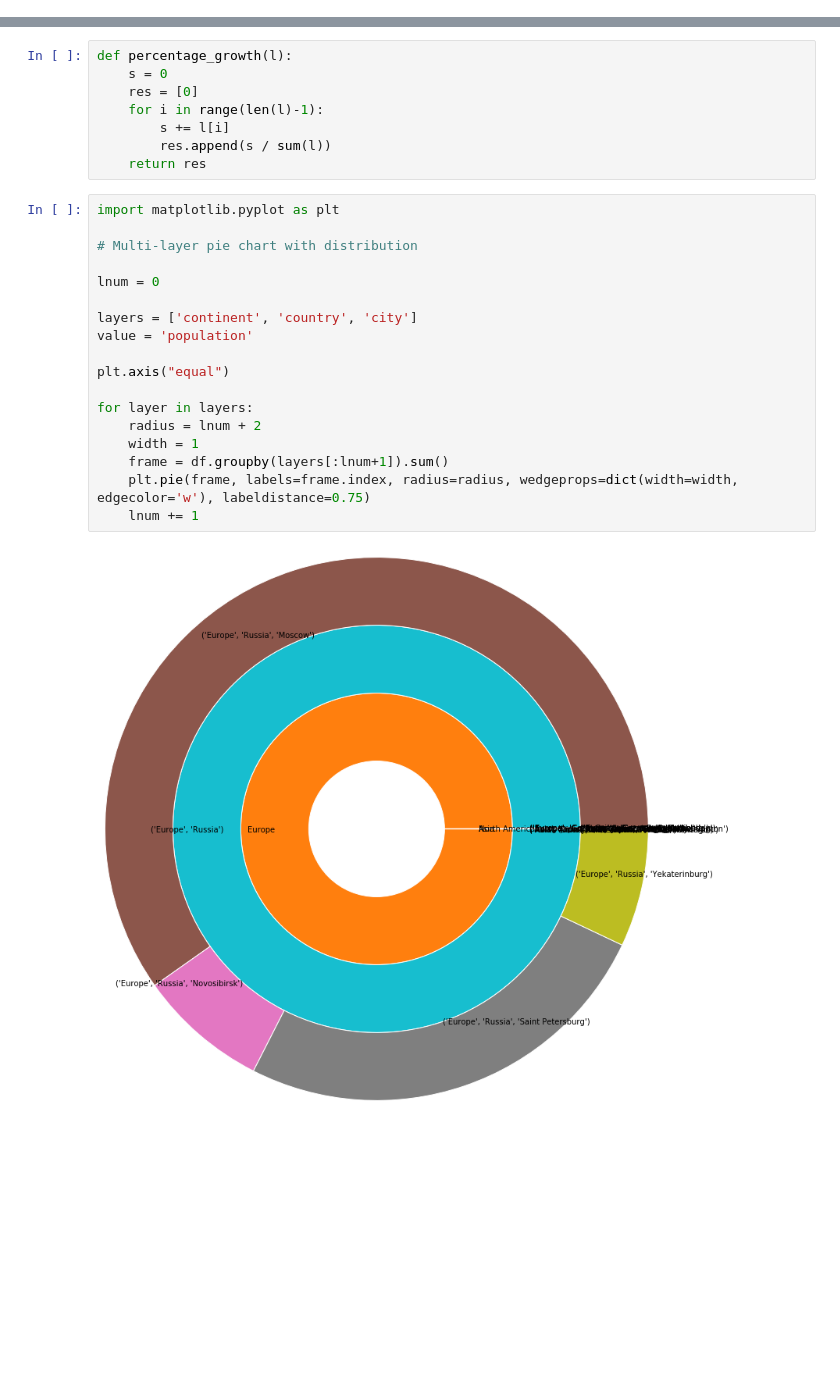
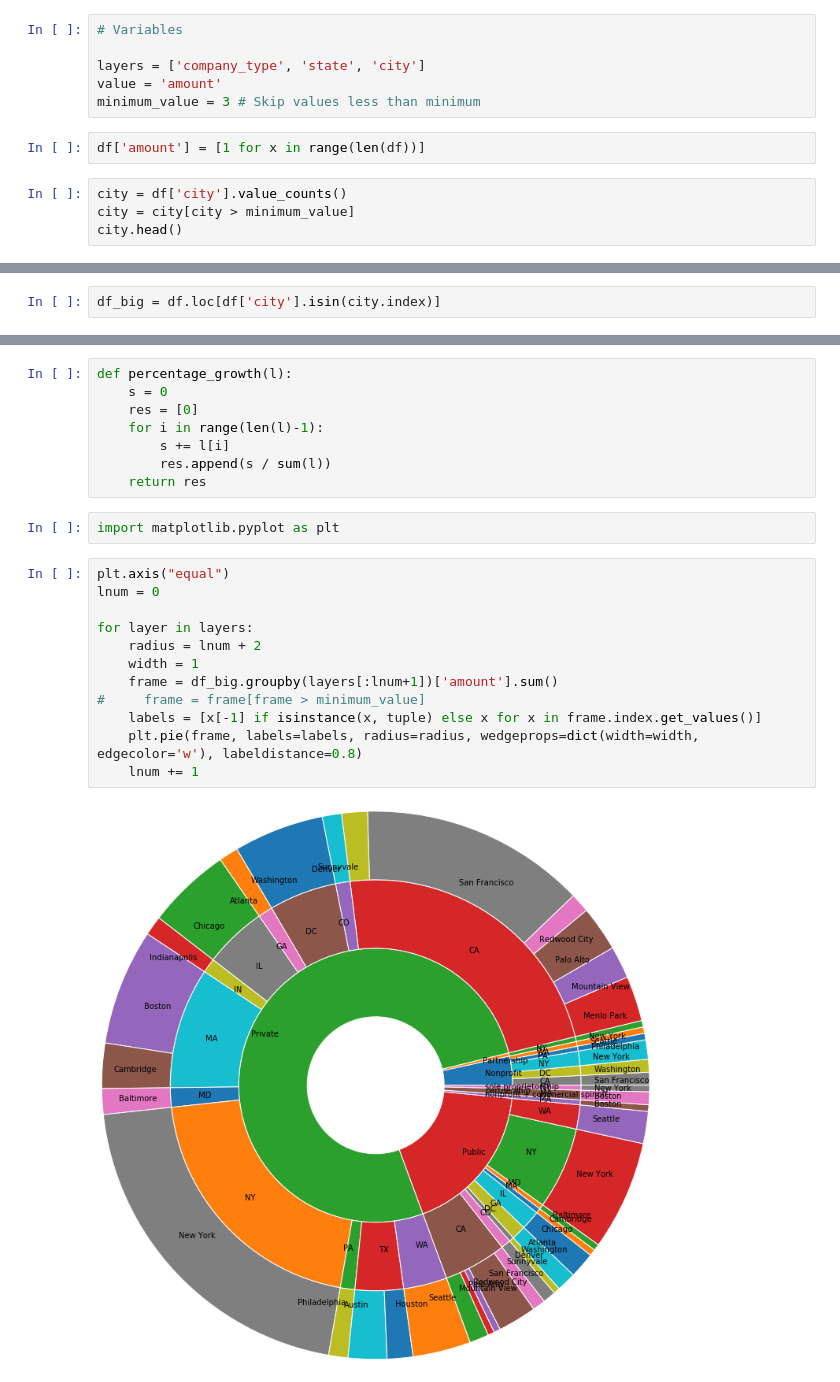
Before and after one commit to nanorobocop/Nested-Pie-Chart, a Jupyter notebook: nested_pie_chart.ipynb, the cells around one changed output, grey strips where cells are left out. Drawn from its saved outputs; the diff is of its cells as text; blank space fills up the shorter version.

Commit message:
Changed dataset to companies per state, fixed layout

```diff
--- a/nested_pie_chart.ipynb
+++ b/nested_pie_chart.ipynb
@@ -41,0 +39,12 @@ df.head()
+# %%
+# Variables
+
+layers = ['company_type', 'state', 'city']
+value = 'amount'
+minimum_value = 3 # Skip values less than minimum
+# %%
+df['amount'] = [1 for x in range(len(df))]
+# %%
+city = df['city'].value_counts()
+city = city[city > minimum_value]
+city.head()
@@ -41,0 +58,2 @@ df.head()
+# %%
+df_big = df.loc[df['city'].isin(city.index)]
@@ -47,23 +67,19 @@ def percentage_growth(l):
         s += l[i]
         res.append(s / sum(l))
     return res
+# %%
+import matplotlib.pyplot as plt
 # %%
-import matplotlib.pyplot as plt
-
-# Multi-layer pie chart with distribution
-
+plt.axis("equal")
 lnum = 0
-
-layers = ['continent', 'country', 'city']
-value = 'population'
-
-plt.axis("equal")
 
 for layer in layers:
     radius = lnum + 2
     width = 1
-    frame = df.groupby(layers[:lnum+1]).sum()
-    plt.pie(frame, labels=frame.index, radius=radius, wedgeprops=dict(width=width, edgecolor='w'), labeldistance=0.75)
+    frame = df_big.groupby(layers[:lnum+1])['amount'].sum()
+#     frame = frame[frame > minimum_value]
+    labels = [x[-1] if isinstance(x, tuple) else x for x in frame.index.get_values()]
+    plt.pie(frame, labels=labels, radius=radius, wedgeprops=dict(width=width, edgecolor='w'), labeldistance=0.8)
     lnum += 1
 # %% [output]
-[figure, old version]
+[figure, new version]
```
Also changed, not shown: parts of 7 cells of this notebook, 1 other file.
